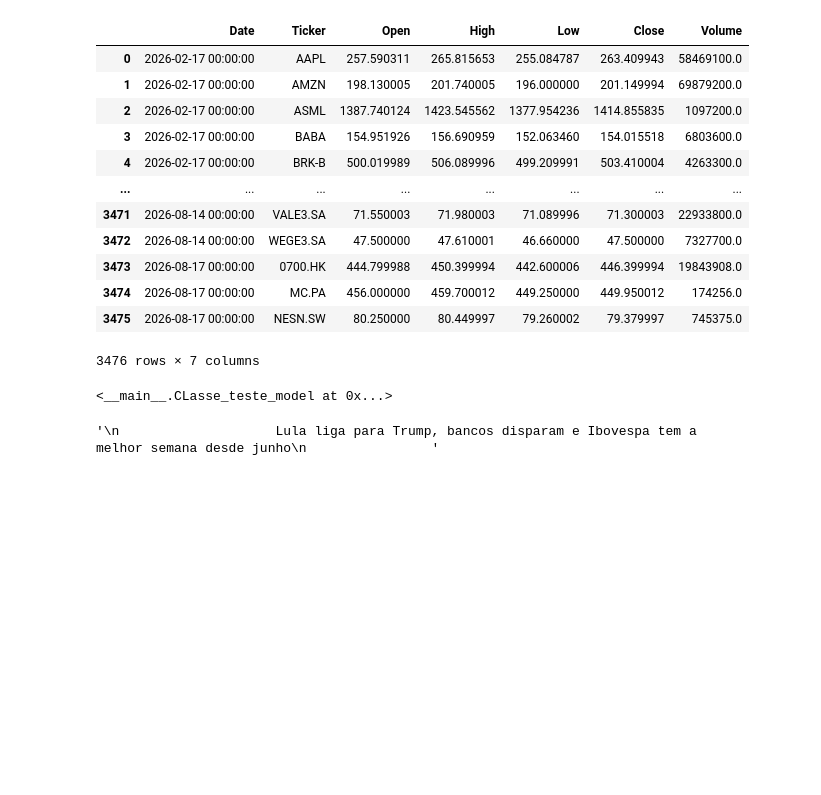
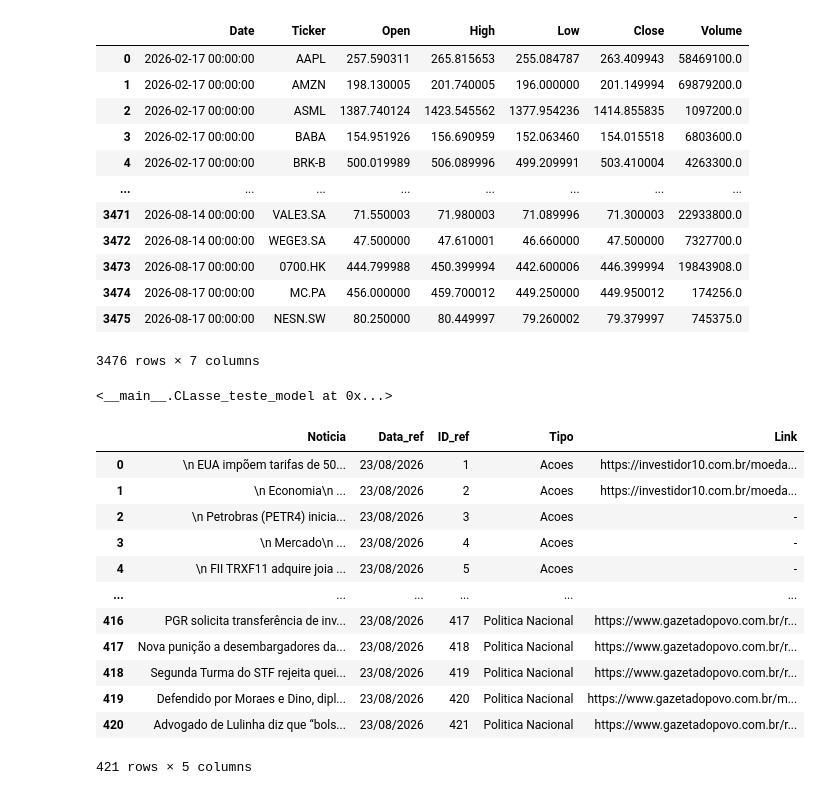
Before and after one commit to Bruno011012/Agente_Acoes001, a Jupyter notebook: pesquisas.ipynb, the cells around one changed output. Saved outputs shown, nothing was run; the diff lists cells and outputs as text; code cells hidden in the pictures; blank space fills up the shorter version.

```diff
--- a/pesquisas.ipynb
+++ b/pesquisas.ipynb
@@ -532,11 +532,23 @@ CLasse_teste_model()
 # %%
 import pandas as pd
 
 caminho = r".\data\noticias\consolidado\Base_consolidada.parquet"
 frame_tr = pd.DataFrame(pd.read_parquet(caminho))
-display(frame_tr.loc[8,"Noticia"])
+display(frame_tr)
 # %% [output]
+|  | Noticia | Data_ref | ID_ref | Tipo | Link |
+| 0 | \n EUA impõem tarifas de 50... | 23/08/2026 | 1 | Acoes | https://investidor10.com.br/moeda... |
+| 1 | \n Economia\n ... | 23/08/2026 | 2 | Acoes | https://investidor10.com.br/moeda... |
+| 2 | \n Petrobras (PETR4) inicia... | 23/08/2026 | 3 | Acoes | - |
+| 3 | \n Mercado\n ... | 23/08/2026 | 4 | Acoes | - |
+| 4 | \n FII TRXF11 adquire joia ... | 23/08/2026 | 5 | Acoes | - |
+| ... | ... | ... | ... | ... | ... |
+| 416 | PGR solicita transferência de inv... | 23/08/2026 | 417 | Politica Nacional | https://www.gazetadopovo.com.br/r... |
+| 417 | Nova punição a desembargadores da... | 23/08/2026 | 418 | Politica Nacional | https://www.gazetadopovo.com.br/r... |
+| 418 | Segunda Turma do STF rejeita quei... | 23/08/2026 | 419 | Politica Nacional | https://www.gazetadopovo.com.br/r... |
+| 419 | Defendido por Moraes e Dino, dipl... | 23/08/2026 | 420 | Politica Nacional | https://www.gazetadopovo.com.br/m... |
+| 420 | Advogado de Lulinha diz que “bols... | 23/08/2026 | 421 | Politica Nacional | https://www.gazetadopovo.com.br/r... |
-'\n                    Lula liga para Trump, bancos disparam e Ibovespa tem a melhor semana desde junho\n                '
+421 rows × 5 columns
 # %%
 import pandas as pd
 import os
```
Also changed, not shown: 8 other files.
